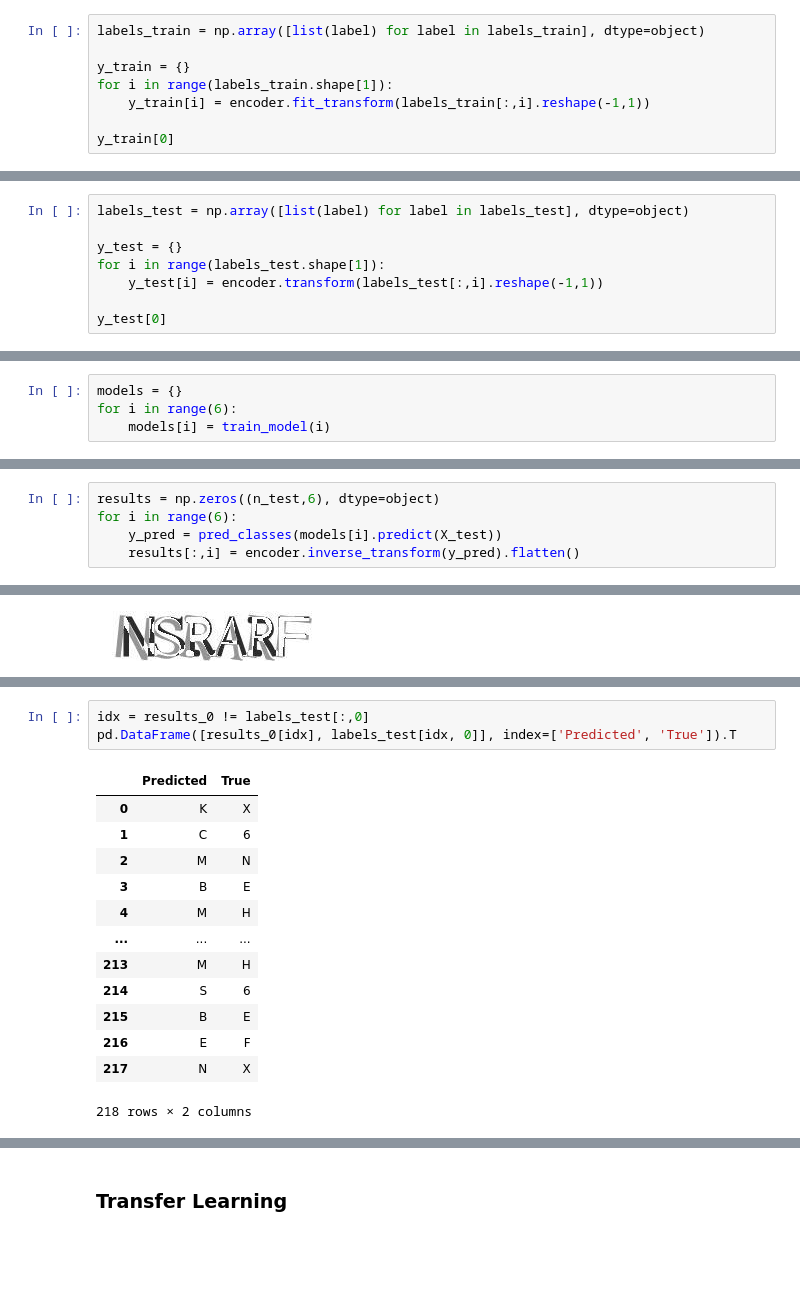
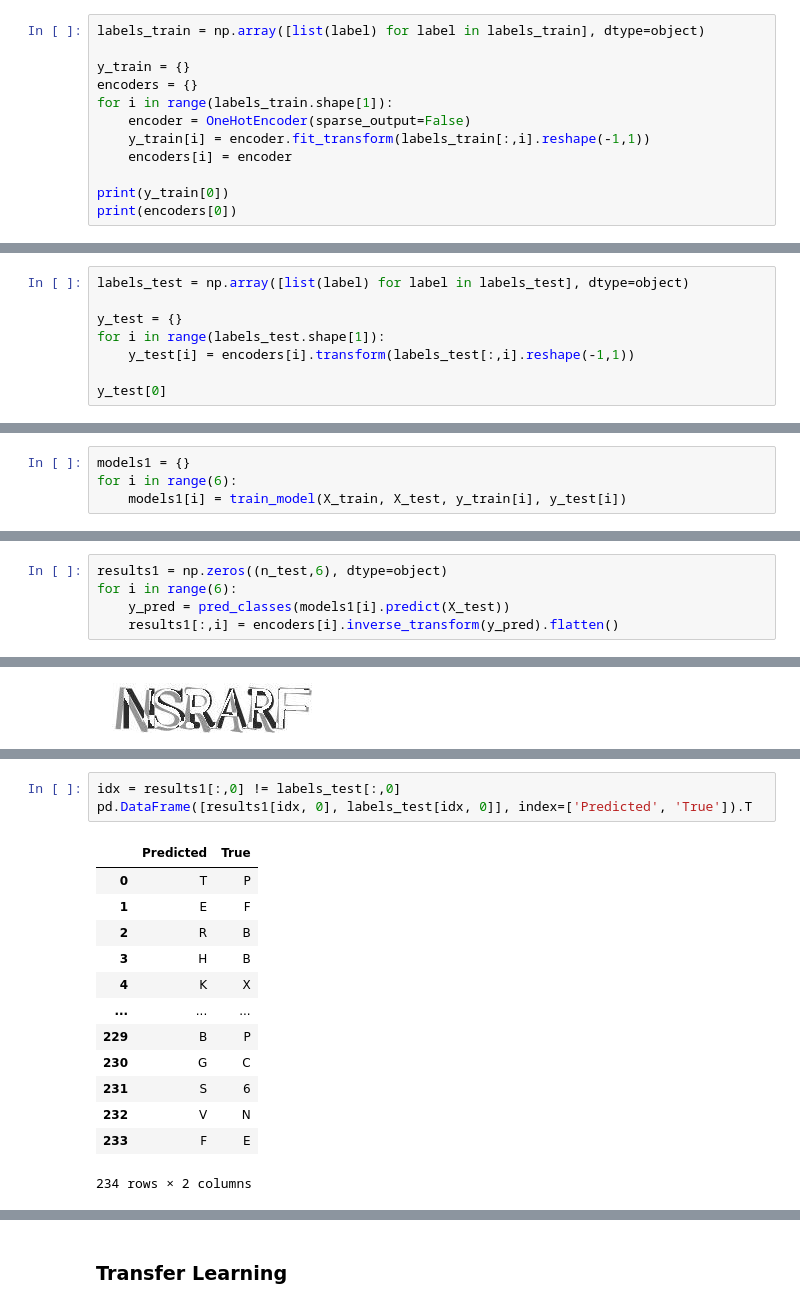
Before and after one commit to hfmull/IBM-ML-Professional-Certificate, a Jupyter notebook: Deep-Learning-Final-Project/Deep-Learning-FP.ipynb, the cells around one changed output, grey strips where cells are left out. Cells and saved outputs as stored; diff of their text form; blank space fills up the shorter version.

```diff
--- a/Deep-Learning-Final-Project/Deep-Learning-FP.ipynb
+++ b/Deep-Learning-Final-Project/Deep-Learning-FP.ipynb
@@ -86,8 +85,12 @@ encoder = OneHotEncoder(sparse_output=False)
 labels_train = np.array([list(label) for label in labels_train], dtype=object)
 
 y_train = {}
+encoders = {}
 for i in range(labels_train.shape[1]):
+    encoder = OneHotEncoder(sparse_output=False)
     y_train[i] = encoder.fit_transform(labels_train[:,i].reshape(-1,1))
+    encoders[i] = encoder
 
-y_train[0]
+print(y_train[0])
+print(encoders[0])
 # %% [output]
@@ -136,7 +140,7 @@ labels_test = np.array([list(label) for label in labels_test], dtype=object)
 
 y_test = {}
 for i in range(labels_test.shape[1]):
-    y_test[i] = encoder.transform(labels_test[:,i].reshape(-1,1))
+    y_test[i] = encoders[i].transform(labels_test[:,i].reshape(-1,1))
 
 y_test[0]
 # %% [output]
@@ -286,9 +291,9 @@ def train_model(X_train, X_test, y_train, y_test):
 
     return model
 # %%
-models = {}
+models1 = {}
 for i in range(6):
-    models[i] = train_model(i)
+    models1[i] = train_model(X_train, X_test, y_train[i], y_test[i])
 # %% [output]
 Model: "sequential"
 _________________________________________________________________
@@ -310,6 +315,6 @@ Epoch 15/15
 # %%
-results = np.zeros((n_test,6), dtype=object)
+results1 = np.zeros((n_test,6), dtype=object)
 for i in range(6):
-    y_pred = pred_classes(models[i].predict(X_test))
-    results[:,i] = encoder.inverse_transform(y_pred).flatten()
+    y_pred = pred_classes(models1[i].predict(X_test))
+    results1[:,i] = encoders[i].inverse_transform(y_pred).flatten()
 # %% [output]
@@ -422,17 +358,17 @@ np.sum(results_0 == labels_test[:,0]) / n_test * 100
 # %%
-idx = results_0 != labels_test[:,0]
-pd.DataFrame([results_0[idx], labels_test[idx, 0]], index=['Predicted', 'True']).T
+idx = results1[:,0] != labels_test[:,0]
+pd.DataFrame([results1[idx, 0], labels_test[idx, 0]], index=['Predicted', 'True']).T
 # %% [output]
 |  | Predicted | True |
-| 0 | K | X |
-| 1 | C | 6 |
-| 2 | M | N |
-| 3 | B | E |
-| 4 | M | H |
+| 0 | T | P |
+| 1 | E | F |
+| 2 | R | B |
+| 3 | H | B |
+| 4 | K | X |
 | ... | ... | ... |
-| 213 | M | H |
-| 214 | S | 6 |
-| 215 | B | E |
-| 216 | E | F |
-| 217 | N | X |
+| 229 | B | P |
+| 230 | G | C |
+| 231 | S | 6 |
+| 232 | V | N |
+| 233 | F | E |
-218 rows × 2 columns
+234 rows × 2 columns
```
Also changed, not shown: parts of 43 cells of this notebook, 5 other files.
